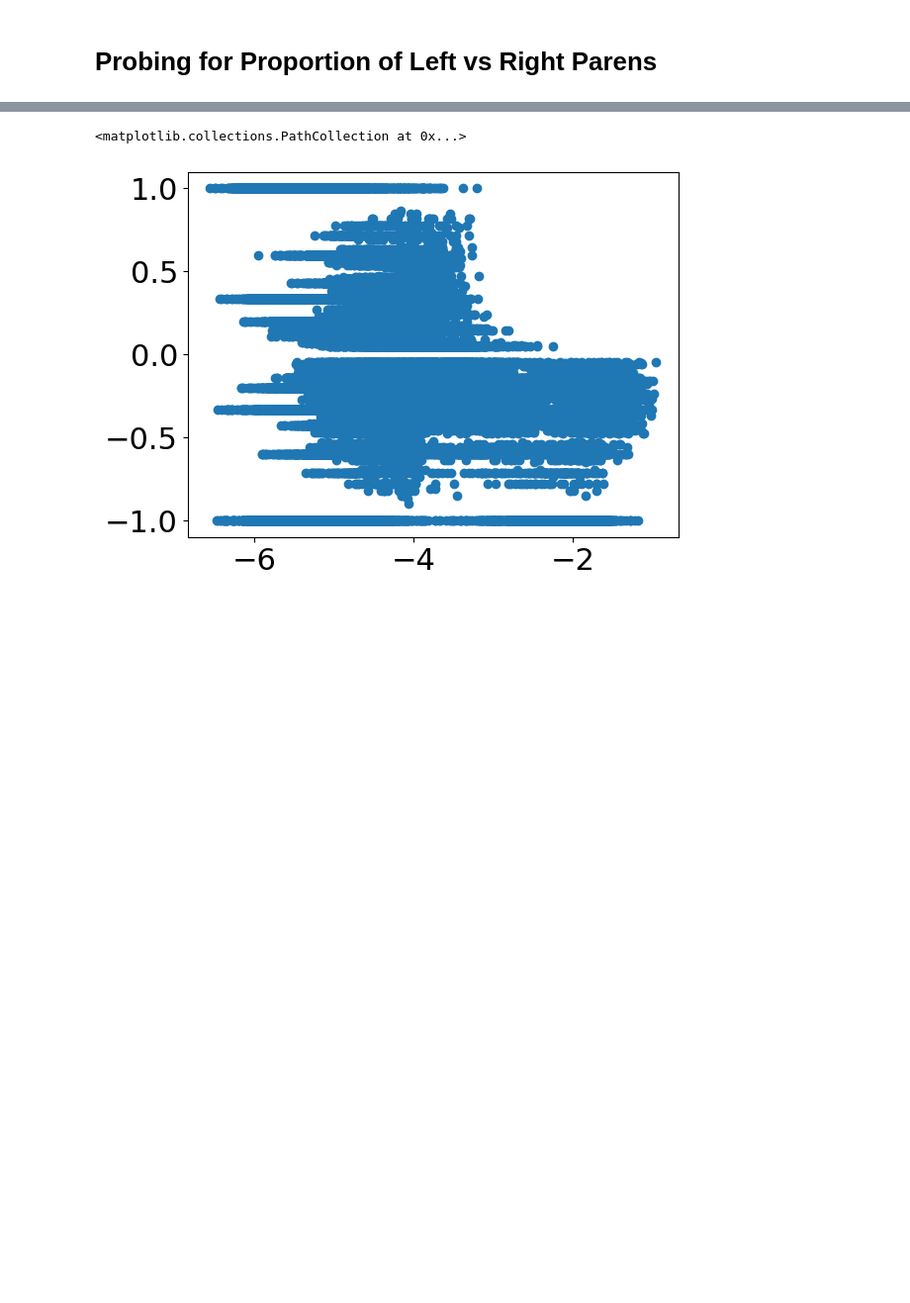
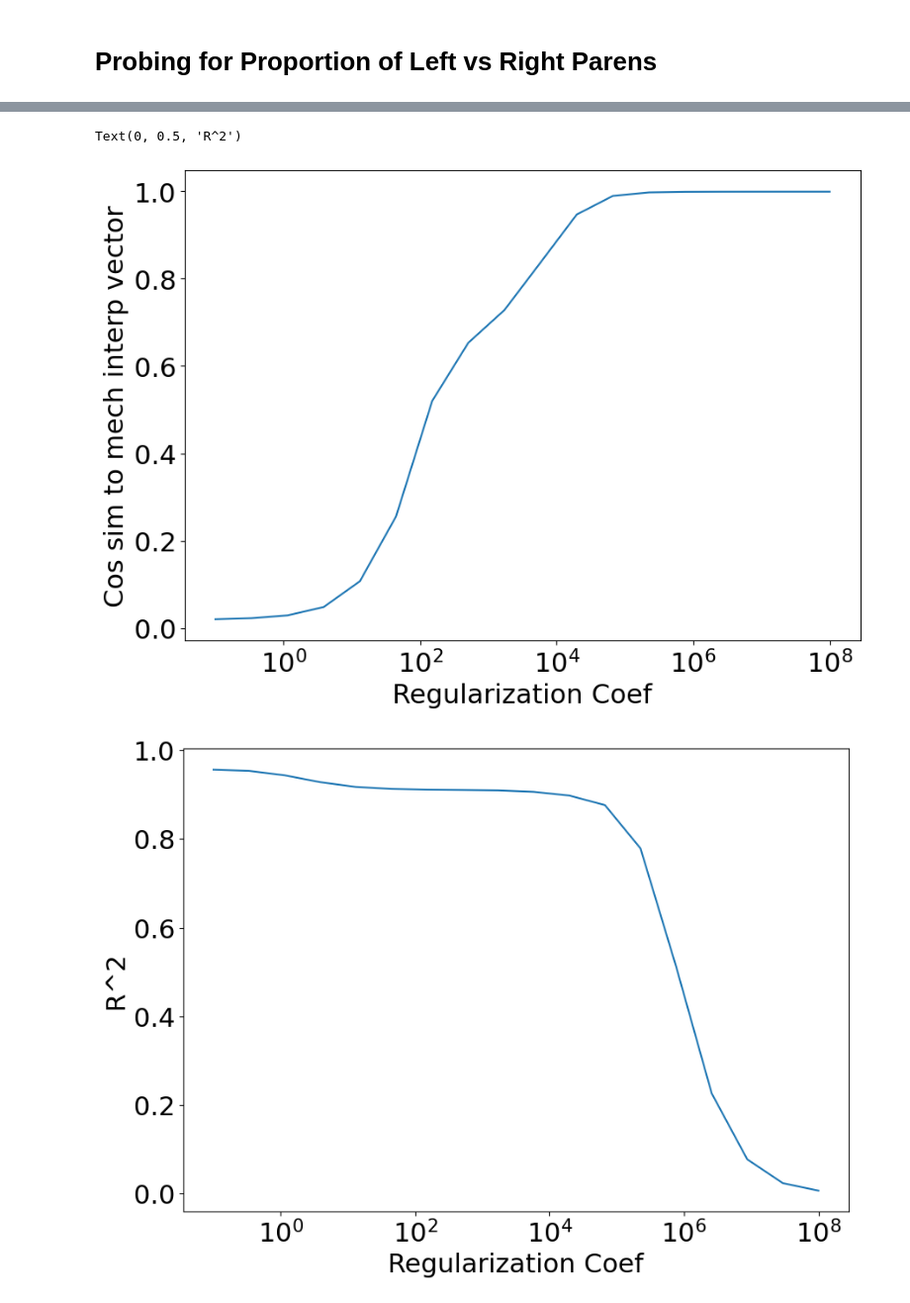
Before and after one commit to frankxwang/probing-experiments, a Jupyter notebook: paren_transformer/probing_display.ipynb, the cells around one changed output, grey strips where cells are left out. Shown at 99% size. Drawn from its saved outputs; the diff is of its cells as text; code cells hidden in the pictures; blank space fills up the shorter version.

```diff
--- a/paren_transformer/probing_display.ipynb
+++ b/paren_transformer/probing_display.ipynb
@@ -294,13 +285,44 @@ Text(0, 0.5, 'Token #')
 # %%
-index = 20
+# Using layer 0, head 1, token 0
+layer = 0
+head = 0
+token = 0
 
-is_left = t.sum(data.toks[:, index:] == 3, dim=1)
-is_right = t.sum(data.toks[:, index:] == 4, dim=1)
-equal_num = ((is_left - is_right)/(is_left + is_right)).cpu().numpy()
+# embedding for the parenethesis that we determined through mech interp
+paren_emb = np.array([-0.22606339, -0.3817214, -1.4104964, 0.19177942, 1.9899428, 0.4391564, 0.7656387, -0.63001657, 1.2170641, -0.78435856, -2.0772018, 0.5796861, 0.14452729, -1.5480461, -1.4717238, 1.3908799, -2.650712, 2.2939675, 1.9186023, 2.2521715, -0.97538763, -2.0912004, -2.1513553, 1.0542943, -1.6433673, -0.49036485, 1.5739079, -1.6167231, 0.005950656, -0.5535703, -1.6153314, 0.34630018, -1.2608914, 2.3687954, -2.0325658, 2.681696, 1.3179133, 0.21228376, 0.2400737, 2.4026039, -0.22275975, -1.6459382, 0.49807006, 0.4056123, 0.574695, 0.31673485, -1.1493986, 1.0393034, 0.48291945, 1.7879814, 0.32313624, -0.44806415, 1.7664179, 1.3369981, 0.039000615, 0.7465193])
 
-paren_emb = np.array([-0.22606339, -0.3817214, -1.4104964, 0.19177942, 1.9899428, 0.4391564, 0.7656387, -0.63001657, 1.2170641, -0.78435856, -2.0772018, 0.5796861, 0.14452729, -1.5480461, -1.4717238, 1.3908799, -2.650712, 2.2939675, 1.9186023, 2.2521715, -0.97538763, -2.0912004, -2.1513553, 1.0542943, -1.6433673, -0.49036485, 1.5739079, -1.6167231, 0.005950656, -0.5535703, -1.6153314, 0.34630018, -1.2608914, 2.3687954, -2.0325658, 2.681696, 1.3179133, 0.21228376, 0.2400737, 2.4026039, -0.22275975, -1.6459382, 0.49807006, 0.4056123, 0.574695, 0.31673485, -1.1493986, 1.0393034, 0.48291945, 1.7879814, 0.32313624, -0.44806415, 1.7664179, 1.3369981, 0.039000615, 0.7465193])
-dot_scores = np.dot(head_all[:, 0, index], paren_emb[:, None])[:, 0]
-plt.scatter(dot_scores, equal_num)
+head_all = get_out_by_head(model, data, layer).detach().cpu().numpy()
+
+head_train, head_test, equal_num_train, equal_num_test = train_test_split(head_all[:, head, token], equal_num, test_size=0.1)
+
+sims = []
+r2 = []
+
+for reg in np.logspace(-1, 8, 18):
+
+    linear = Ridge(alpha=reg)
+
+    fitted_linear = linear.fit(head_train, equal_num_train)
+
+    r2.append(fitted_linear.score(head_test, equal_num_test))
+
+    sim = t.cosine_similarity(t.tensor(paren_emb).unsqueeze(0), t.tensor(fitted_linear.coef_).unsqueeze(0))
+
+    sims.append(sim.item())
+
+
+plt.figure(figsize=(10, 7))
+plt.plot(np.logspace(-1, 8, 18), sims)
+plt.xscale("log")
+plt.xlabel("Regularization Coef")
+plt.ylabel("Cos sim to mech interp vector")
+
+plt.figure(figsize=(10, 7))
+plt.plot(np.logspace(-1, 8, 18), r2)
+plt.xscale("log")
+plt.xlabel("Regularization Coef")
+plt.ylabel("R^2")
 # %% [output]
-<matplotlib.collections.PathCollection at 0x...>
+Text(0, 0.5, 'R^2')
-[figure, old version]
+[figure, new version]
+[figure, added]
```
Also changed, not shown: parts of 4 cells of this notebook, 1 other file.
